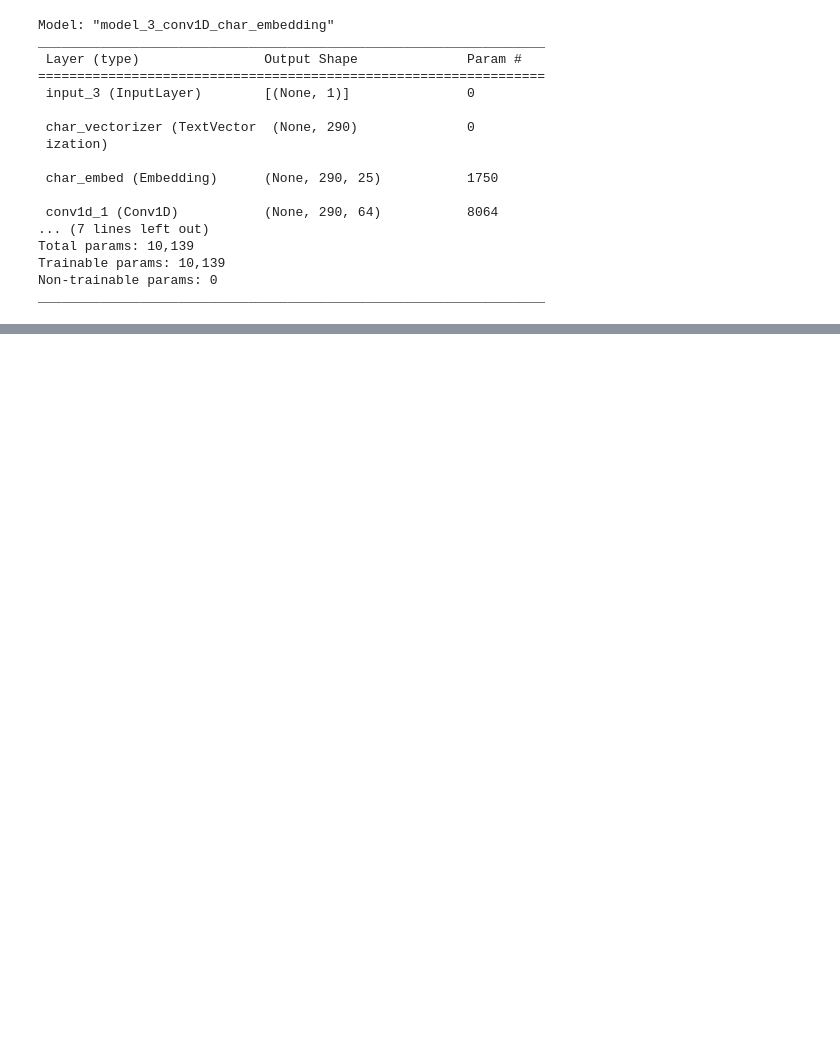
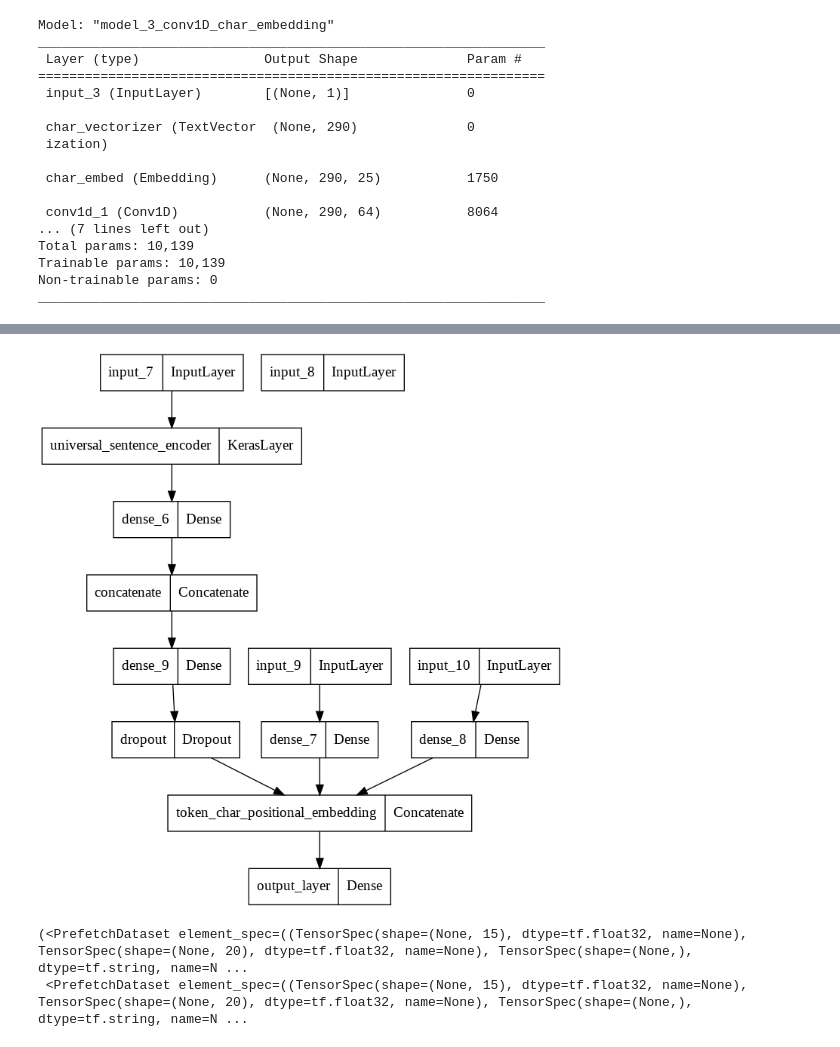
Before and after one commit to AmirGhnbr/PubMed_200k_RCT, a Jupyter notebook: PubMed_200k_RCT.ipynb, the cells around one changed output, grey strips where cells are left out. Drawn from its saved outputs; the diff is of its cells as text; code cells hidden in the pictures; blank space fills up the shorter version.

Commit message:
Build and evaluate model 4

```diff
--- a/PubMed_200k_RCT.ipynb
+++ b/PubMed_200k_RCT.ipynb
@@ -824,0 +964,5 @@ model_3_results
+# %%
+from tensorflow.keras.utils import plot_model
+plot_model(model_4)
+# %% [output]
+[figure, added]
@@ -824,0 +973,24 @@ model_3_results
+# %%
+# Create training and validation datasets (all four kinds of inputs)
+train_pos_char_token_data = tf.data.Dataset.from_tensor_slices((train_line_numbers_one_hot, # line numbers
+                                                                train_total_lines_one_hot, # total lines
+                                                                train_sentences, # train tokens
+                                                                train_chars)) # train chars
+train_pos_char_token_labels = tf.data.Dataset.from_tensor_slices(train_labels_one_hot) # train labels
+train_pos_char_token_dataset = tf.data.Dataset.zip((train_pos_char_token_data, train_pos_char_token_labels)) # combine data and labels
+train_pos_char_token_dataset = train_pos_char_token_dataset.batch(32).prefetch(tf.data.AUTOTUNE) # turn into batches and prefetch appropriately
+
+# Validation dataset
+val_pos_char_token_data = tf.data.Dataset.from_tensor_slices((val_line_numbers_one_hot,
+                                                              val_total_lines_one_hot,
+                                                              val_sentences,
+                                                              val_chars))
+val_pos_char_token_labels = tf.data.Dataset.from_tensor_slices(val_labels_one_hot)
+val_pos_char_token_dataset = tf.data.Dataset.zip((val_pos_char_token_data, val_pos_char_token_labels))
+val_pos_char_token_dataset = val_pos_char_token_dataset.batch(32).prefetch(tf.data.AUTOTUNE) # turn into batches and prefetch appropriately
+
+# Check input shapes
+train_pos_char_token_dataset, val_pos_char_token_dataset
+# %% [output]
+(<PrefetchDataset element_spec=((TensorSpec(shape=(None, 15), dtype=tf.float32, name=None), TensorSpec(shape=(None, 20), dtype=tf.float32, name=None), TensorSpec(shape=(None,), dtype=tf.string, name=N ...
+ <PrefetchDataset element_spec=((TensorSpec(shape=(None, 15), dtype=tf.float32, name=None), TensorSpec(shape=(None, 20), dtype=tf.float32, name=None), TensorSpec(shape=(None,), dtype=tf.string, name=N ...
```
Also changed, not shown: parts of 38 cells of this notebook.
